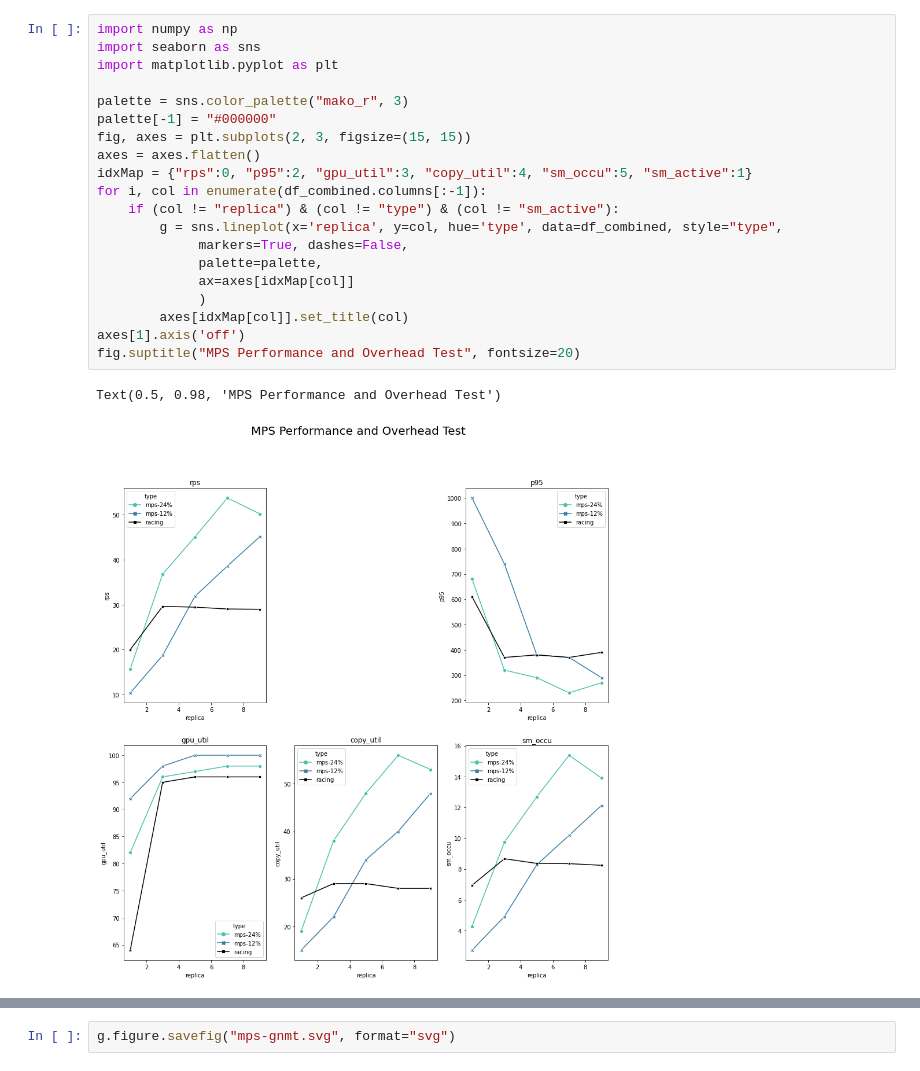
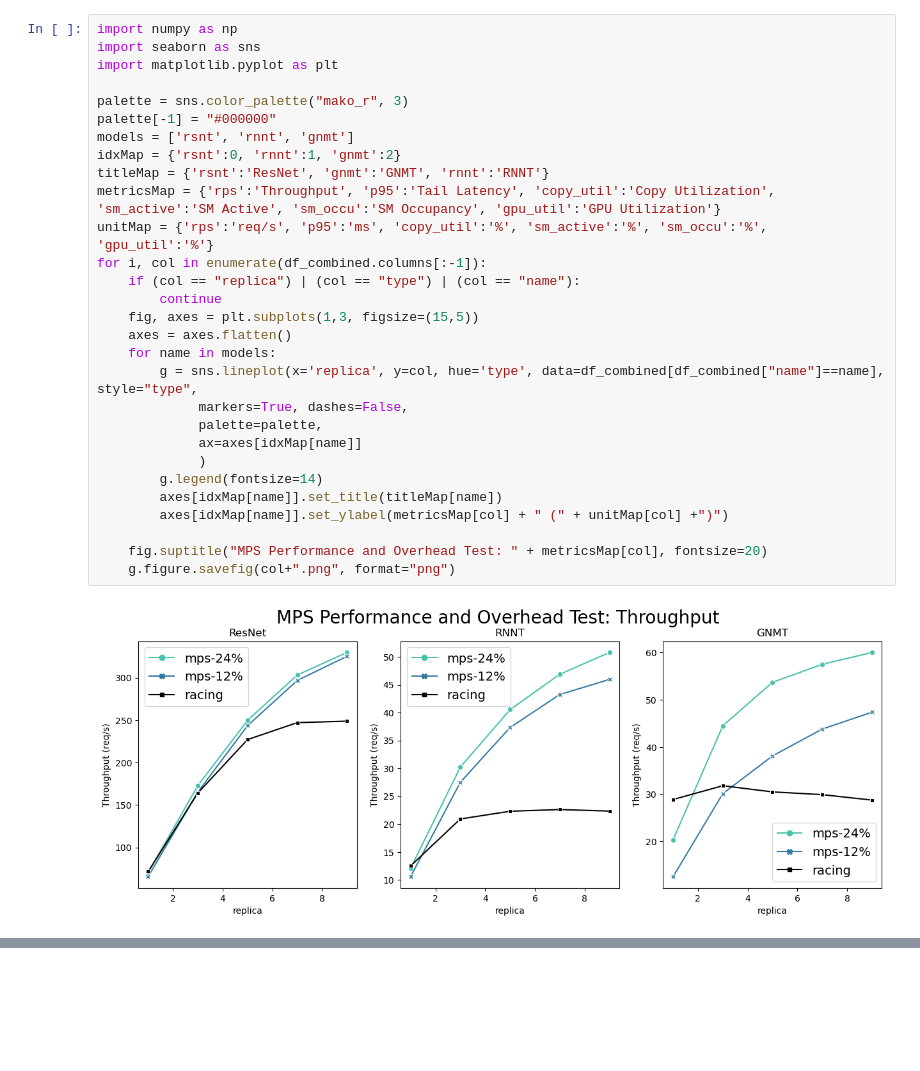
Before and after one commit to YukioZzz/FaST, a Jupyter notebook: post-processing/mps-test/drawing-mps.ipynb, the cells around one changed output, grey strips where cells are left out. Cells and saved outputs as stored; diff of their text form; blank space fills up the shorter version.

Commit message:
update gcloud48 mps test

```diff
--- a/post-processing/mps-test/drawing-mps.ipynb
+++ b/post-processing/mps-test/drawing-mps.ipynb
@@ -63,23 +49,31 @@ df_combined = pd.concat([mps24, mps12, nm], ignore_index=True)
 # %%
 import numpy as np
 import seaborn as sns
 import matplotlib.pyplot as plt
 
 palette = sns.color_palette("mako_r", 3)
 palette[-1] = "#000000"
-fig, axes = plt.subplots(2, 3, figsize=(15, 15))
-axes = axes.flatten()
-idxMap = {"rps":0, "p95":2, "gpu_util":3, "copy_util":4, "sm_occu":5, "sm_active":1}
+models = ['rsnt', 'rnnt', 'gnmt']
+idxMap = {'rsnt':0, 'rnnt':1, 'gnmt':2}
+titleMap = {'rsnt':'ResNet', 'gnmt':'GNMT', 'rnnt':'RNNT'}
+metricsMap = {'rps':'Throughput', 'p95':'Tail Latency', 'copy_util':'Copy Utilization', 'sm_active':'SM Active', 'sm_occu':'SM Occupancy', 'gpu_util':'GPU Utilization'}
+unitMap = {'rps':'req/s', 'p95':'ms', 'copy_util':'%', 'sm_active':'%', 'sm_occu':'%', 'gpu_util':'%'}
 for i, col in enumerate(df_combined.columns[:-1]):
-    if (col != "replica") & (col != "type") & (col != "sm_active"):
-        g = sns.lineplot(x='replica', y=col, hue='type', data=df_combined, style="type",
+    if (col == "replica") | (col == "type") | (col == "name"):
+        continue
+    fig, axes = plt.subplots(1,3, figsize=(15,5))
+    axes = axes.flatten()
+    for name in models:
+        g = sns.lineplot(x='replica', y=col, hue='type', data=df_combined[df_combined["name"]==name], style="type",
              markers=True, dashes=False,
              palette=palette,
-             ax=axes[idxMap[col]]
+             ax=axes[idxMap[name]]
              )
-        axes[idxMap[col]].set_title(col)
-axes[1].axis('off')
-fig.suptitle("MPS Performance and Overhead Test", fontsize=20)
+        g.legend(fontsize=14)
+        axes[idxMap[name]].set_title(titleMap[name])
+        axes[idxMap[name]].set_ylabel(metricsMap[col] + " (" + unitMap[col] +")")
+
+    fig.suptitle("MPS Performance and Overhead Test: " + metricsMap[col], fontsize=20)
+    g.figure.savefig(col+".png", format="png")
 # %% [output]
-Text(0.5, 0.98, 'MPS Performance and Overhead Test')
-[figure, old version]
+[figure, new version]
@@ -86,2 +84,0 @@ Text(0.5, 0.98, 'MPS Performance and Overhead Test')
-# %%
-g.figure.savefig("mps-gnmt.svg", format="svg")
```
Also changed, not shown: parts of 2 cells of this notebook, 9 other files.
